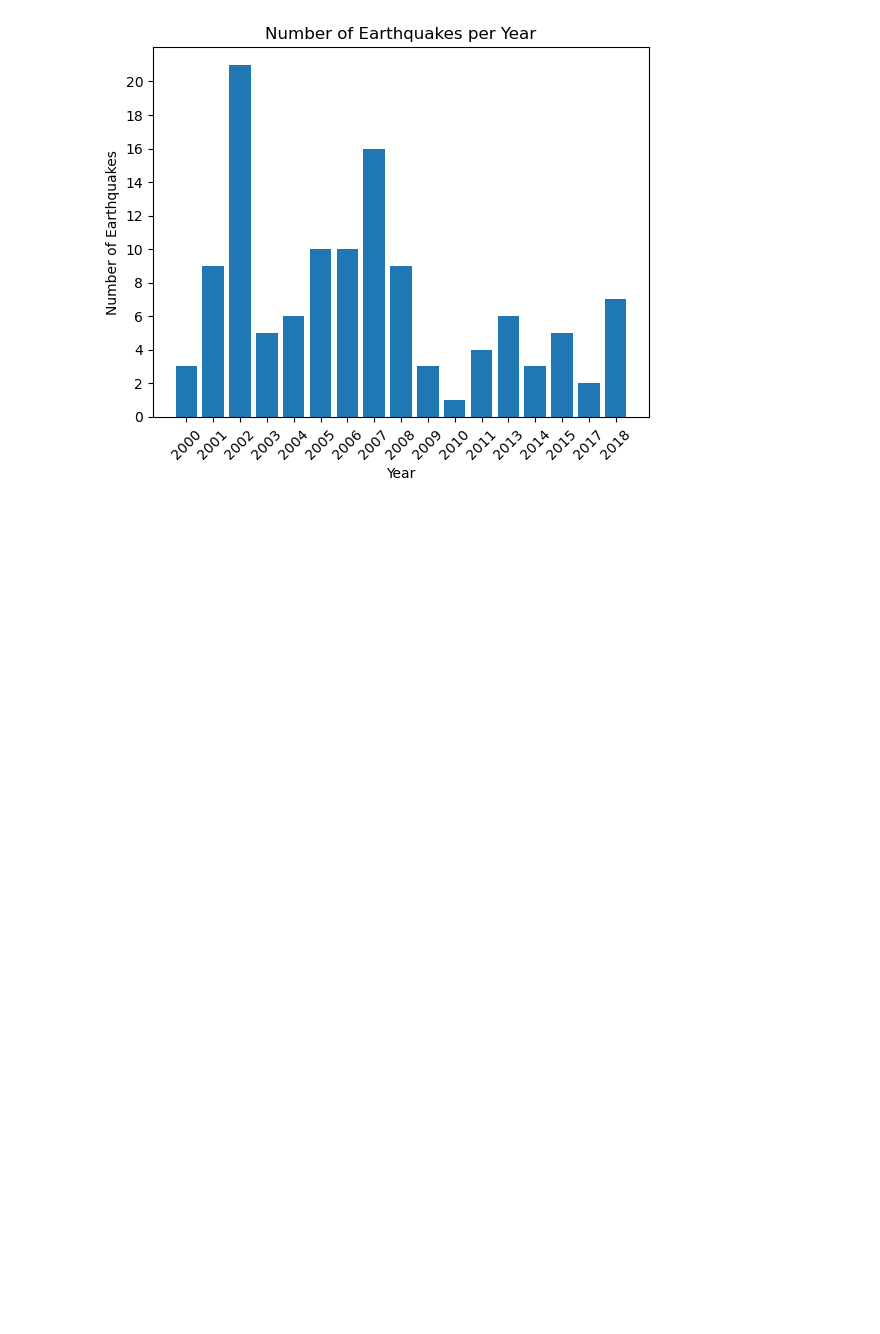
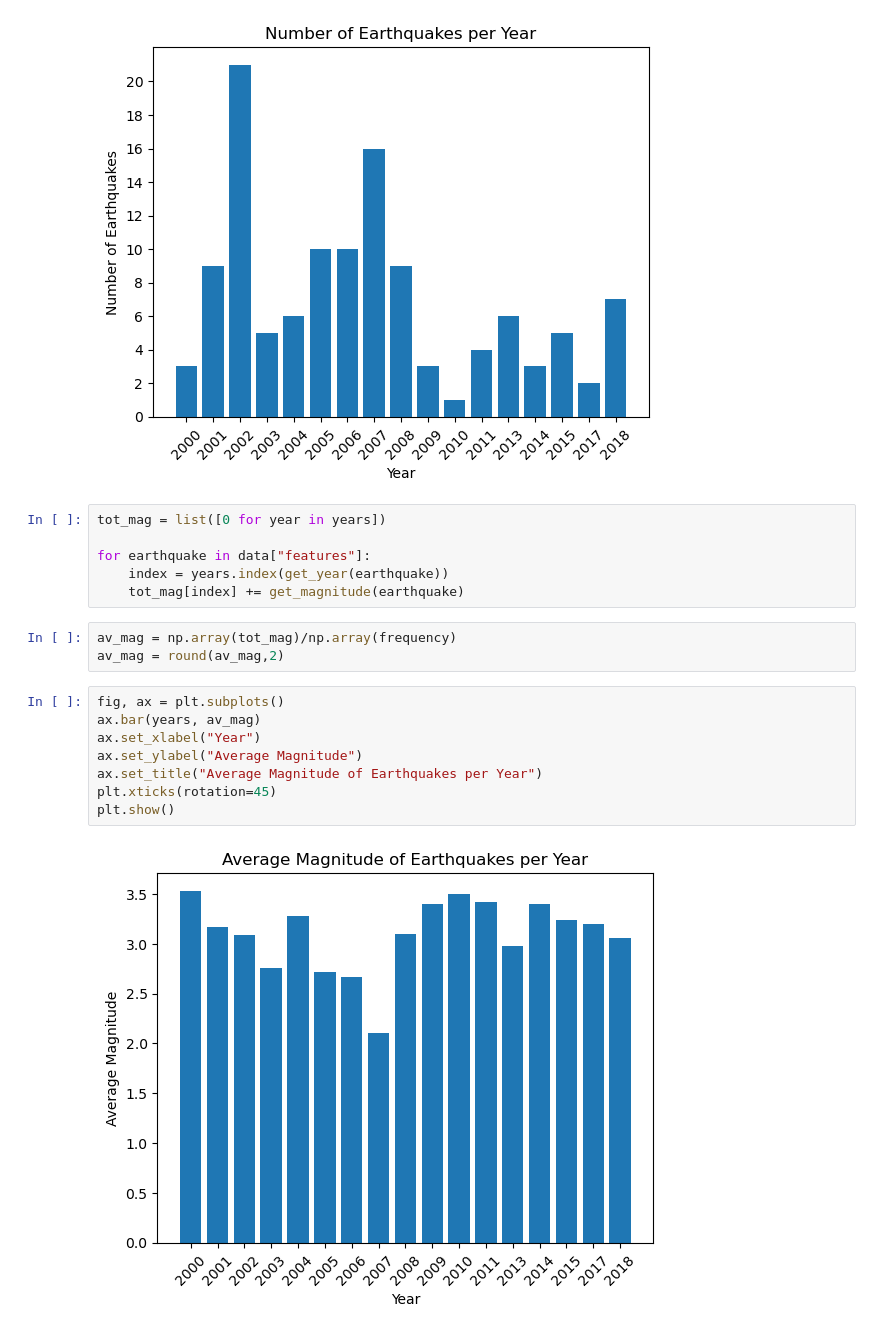
Before and after one commit to ellaturtle/earthquakes, a Jupyter notebook: plots.ipynb, the cells around one changed output. Cells and saved outputs as stored; diff of their text form; blank space fills up the shorter version.

Commit message:
Plotting average magnitude

```diff
--- a/plots.ipynb
+++ b/plots.ipynb
@@ -25,3 +26,22 @@ plt.yticks(range(0, max(frequency)+1, 2))
 plt.show()
 # %% [output]
 [figure]
+# %%
+tot_mag = list([0 for year in years])
+
+for earthquake in data["features"]:
+    index = years.index(get_year(earthquake))
+    tot_mag[index] += get_magnitude(earthquake)
+# %%
+av_mag = np.array(tot_mag)/np.array(frequency)
+av_mag = round(av_mag,2)
+# %%
+fig, ax = plt.subplots()
+ax.bar(years, av_mag)
+ax.set_xlabel("Year")
+ax.set_ylabel("Average Magnitude")
+ax.set_title("Average Magnitude of Earthquakes per Year")
+plt.xticks(rotation=45)
+plt.show()
+# %% [output]
+[figure, added]
```
Also changed, not shown: parts of 1 cell of this notebook.
